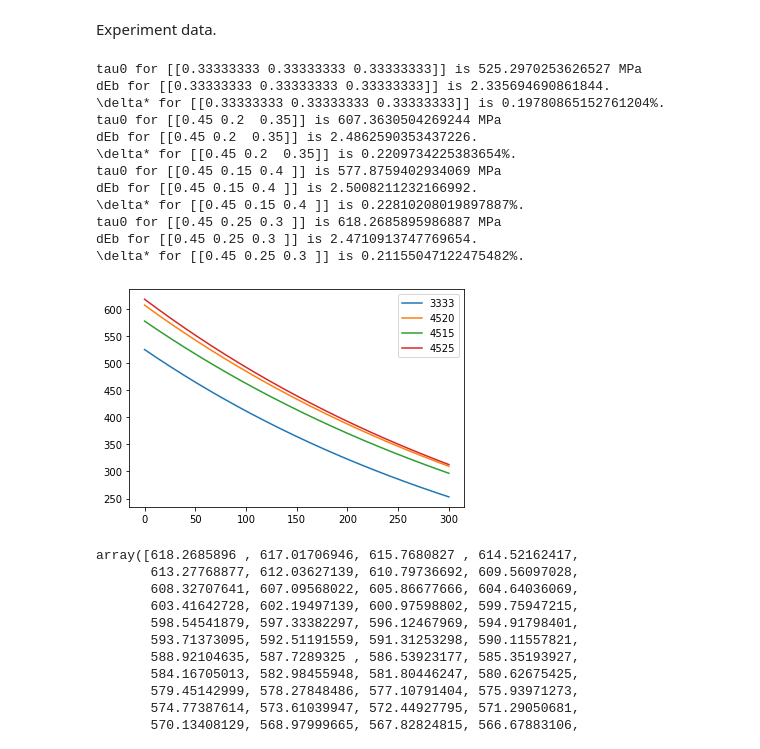
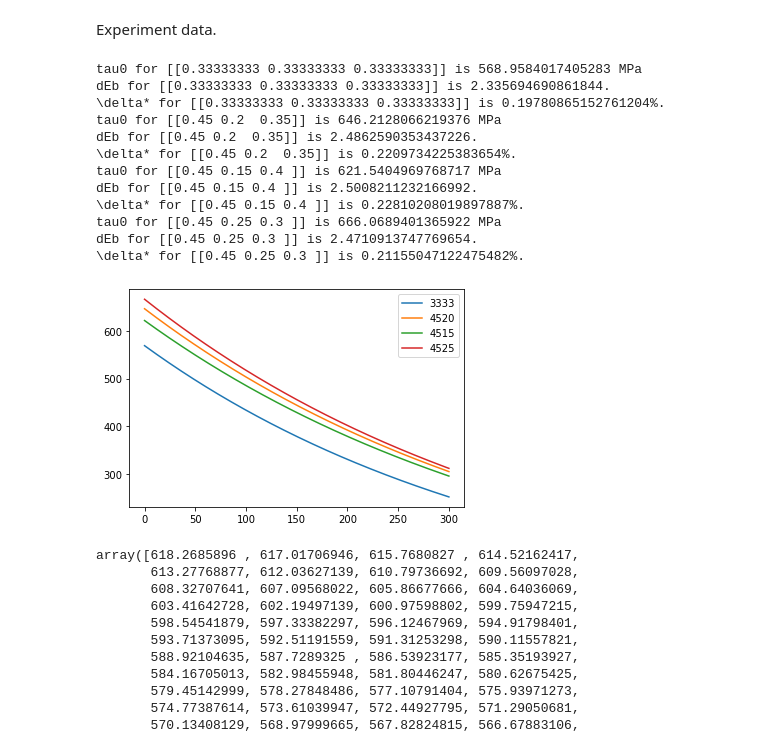
Before and after one commit to wzetto/MATools, a Jupyter notebook: Models/Toda_Caraballo_sss/crss_calc.ipynb, the cells around one changed output. Cells and saved outputs as stored; diff of their text form; code cells hidden in the pictures.

```diff
--- a/Models/Toda_Caraballo_sss/crss_calc.ipynb
+++ b/Models/Toda_Caraballo_sss/crss_calc.ipynb
@@ -121,7 +121,7 @@ class TC_model:
                 b, b2, b3]
 
     #*deltaE_b
-    def dEb(self, mode='TC'):
+    def dEb(self, alpha=0.123, mode='TC'):
 
         l_param = self.lattice_param().flatten()[0]
         x = self.x
@@ -144,14 +144,14 @@ class TC_model:
         sum_part2 = sum_x2**(1/3)
         sum_part3 = sum_x3**(1/3)
 
-        delta_e = 0.274*(0.123**(1/3))*(b**3)*poi_part*5.7*sum_part*self.mu
-        delta_e2 = 0.274*(0.123**(1/3))*(b**3)*poi_part*5.7*sum_part2*self.mu
-        delta_e3 = 0.274*(0.123**(1/3))*(b**3)*poi_part*5.7*sum_part3*self.mu
+        delta_e = 0.274*(math.pow(alpha, 1/3))*(b**3)*poi_part*5.7*sum_part*self.mu
+        delta_e2 = 0.274*(math.pow(alpha, 1/3))*(b**3)*poi_part*5.7*sum_part2*self.mu
+        delta_e3 = 0.274*(math.pow(alpha, 1/3))*(b**3)*poi_part*5.7*sum_part3*self.mu
 
         return delta_e, delta_e2, delta_e3
 
     #*tao0 by Varvenne
-    def tao0(self, mode='TC'):
+    def tao0(self, alpha=0.123, mode='TC'):
 
         x = self.x
         # b = math.sqrt(2)/2*l_param
@@ -170,25 +170,25 @@ class TC_model:
         poi_part = ((1+poi_v)/(1-poi_v))**(4/3)
         # print(f'poission ration: {poi_v, poi_part}')
 
-        tao0_1 = 0.051*(0.123**(-1/3))*poi_part*0.35*sum_part*self.mu
-        tao0_2 = 0.051*(0.123**(-1/3))*poi_part*0.35*sum_part2*self.mu
-        tao0_3 = 0.051*(0.123**(-1/3))*poi_part*0.35*sum_part3*self.mu
+        tao0_1 = 0.051*(np.power(alpha, 1/3))*poi_part*0.35*sum_part*self.mu
+        tao0_2 = 0.051*(np.power(alpha, 1/3))*poi_part*0.35*sum_part2*self.mu
+        tao0_3 = 0.051*(np.power(alpha, 1/3))*poi_part*0.35*sum_part3*self.mu
         return tao0_1, tao0_2, tao0_3
 
-    def tao_list(self, tao0, temp, epsi_0, epsi_, mode='TC'):
+    def tao_list(self, tao0, temp, epsi_0, epsi_, alpha=0.123, mode='TC'):
 
         tao_1, tao_2, tao_3 = tao0
-        d_e, d_e2, d_e3 = self.dEb(mode)
+        d_e, d_e2, d_e3 = self.dEb(alpha, mode)
         ys_temp1 = tao_1*np.exp(-1/0.51*constants.k*temp/d_e*np.log(epsi_0/epsi_))
         ys_temp2 = tao_2*np.exp(-1/0.51*constants.k*temp/d_e2*np.log(epsi_0/epsi_))
         ys_temp3 = tao_3*np.exp(-1/0.51*constants.k*temp/d_e3*np.log(epsi_0/epsi_))
         return [ys_temp1, ys_temp2, ys_temp3]
 
-    def tao0_deduce(self, tao_fin, temp_fin, epsi_0, epsi_, mode='TC'):
+    def tao0_deduce(self, tao_fin, temp_fin, epsi_0, epsi_, alpha=0.123, mode='TC'):
         '''
         From tau0 at finite temperature deduce tau0 at 0K
         '''
-        d_e, d_e2, d_e3 = self.dEb(mode)
+        d_e, d_e2, d_e3 = self.dEb(alpha, mode)
         ys_temp1 = tao_fin/np.exp(-1/0.51*constants.k*temp_fin/d_e*np.log(epsi_0/epsi_))
         ys_temp2 = tao_fin/np.exp(-1/0.51*constants.k*temp_fin/d_e2*np.log(epsi_0/epsi_))
         ys_temp3 = tao_fin/np.exp(-1/0.51*constants.k*temp_fin/d_e3*np.log(epsi_0/epsi_))
@@ -300,15 +300,18 @@ k_list = np.array([195.5, 168.65, 174.67])*1e9
 
 #* Model using
 mode = 'Var'
+epsi_0 = 1e6
+alpha = 0.123
 
 def tao_curve(tao0_exp, temp_fin_exp, x, mu, mode='TC'):
     '''
     Generate YS-T curve based on Varvenne model.
     '''
-    epsi_0 = 1e5
     tc_ = TC_model(x, f, k_list, r, r2, r3, delta_, mu)
-    tao_0 = tc_.tao0_deduce(tao0_exp*1e6, temp_fin_exp, epsi_0, 1e-4, mode)
-    de = tc_.dEb(mode)[2]
+    tao_0 = tc_.tao0_deduce(
+        tao0_exp*1e6, temp_fin_exp, epsi_0, 1e-4, alpha, mode)
+    de = tc_.dEb(alpha, mode)[2]
+
     print(f'tau0 for {x} is {tao_0[1]*1e-6} MPa')
     print(f'dEb for {x} is {de*6.241509e18}.')
     print(f'\delta* for {x} is {tc_.ys_(0)[0][0,0]*100}%.')
@@ -316,42 +319,43 @@ def tao_curve(tao0_exp, temp_fin_exp, x, mu, mode='TC'):
 
     ys_temp1, ys_temp2, ys_temp3 = tc_.tao_list(
         tao0=tao_0, temp=temp,
-        epsi_0=epsi_0, epsi_=1e-4, mode=mode
+        epsi_0=epsi_0, epsi_=1e-4,
+        alpha=alpha, mode=mode
     )
     #* Choose the Var atomic radii.
     if mode == 'TC':
         ys_temp = ys_temp1
     elif mode == 'Var':
         ys_temp = ys_temp2
 
     return ys_temp, tc_
 
 ys_temp_3333, tc_3333 = tao_curve(ys_min_3333, t_fin_3333, x_3333, mu_3333, mode)
 ys_temp_4520, tc_4520 = tao_curve(ys_min_4520, t_fin_4520, x_4520, mu_4520, mode)
 ys_temp_4515, tc_4515 = tao_curve(ys_min_4515, t_fin_4515, x_4515, mu_4515, mode)
 ys_temp_4525, tc_4525 = tao_curve(ys_min_4525, t_fin_4525, x_4525, mu_4525, mode)
 
 plt.plot(temp, ys_temp_3333*1e-6, label='3333')
 plt.plot(temp, ys_temp_4520*1e-6, label='4520')
 plt.plot(temp, ys_temp_4515*1e-6, label='4515')
 plt.plot(temp, ys_temp_4525*1e-6, label='4525')
 
 plt.legend()
 plt.show()
 # %% [output]
-tau0 for [[0.33333333 0.33333333 0.33333333]] is 525.2970253626527 MPa
+tau0 for [[0.33333333 0.33333333 0.33333333]] is 568.9584017405283 MPa
 dEb for [[0.33333333 0.33333333 0.33333333]] is 2.335694690861844.
 \delta* for [[0.33333333 0.33333333 0.33333333]] is 0.19780865152761204%.
-tau0 for [[0.45 0.2  0.35]] is 607.3630504269244 MPa
+tau0 for [[0.45 0.2  0.35]] is 646.2128066219376 MPa
 dEb for [[0.45 0.2  0.35]] is 2.4862590353437226.
 \delta* for [[0.45 0.2  0.35]] is 0.2209734225383654%.
-tau0 for [[0.45 0.15 0.4 ]] is 577.8759402934069 MPa
+tau0 for [[0.45 0.15 0.4 ]] is 621.5404969768717 MPa
 dEb for [[0.45 0.15 0.4 ]] is 2.5008211232166992.
 \delta* for [[0.45 0.15 0.4 ]] is 0.22810208019897887%.
-tau0 for [[0.45 0.25 0.3 ]] is 618.2685895986887 MPa
+tau0 for [[0.45 0.25 0.3 ]] is 666.0689401365922 MPa
 dEb for [[0.45 0.25 0.3 ]] is 2.4710913747769654.
 \delta* for [[0.45 0.25 0.3 ]] is 0.21155047122475482%.
-[figure, old version]
+[figure, new version]
 # %%
 ys_temp_*1e-6
 # %% [output]
```
Also changed, not shown: 4 other files.
